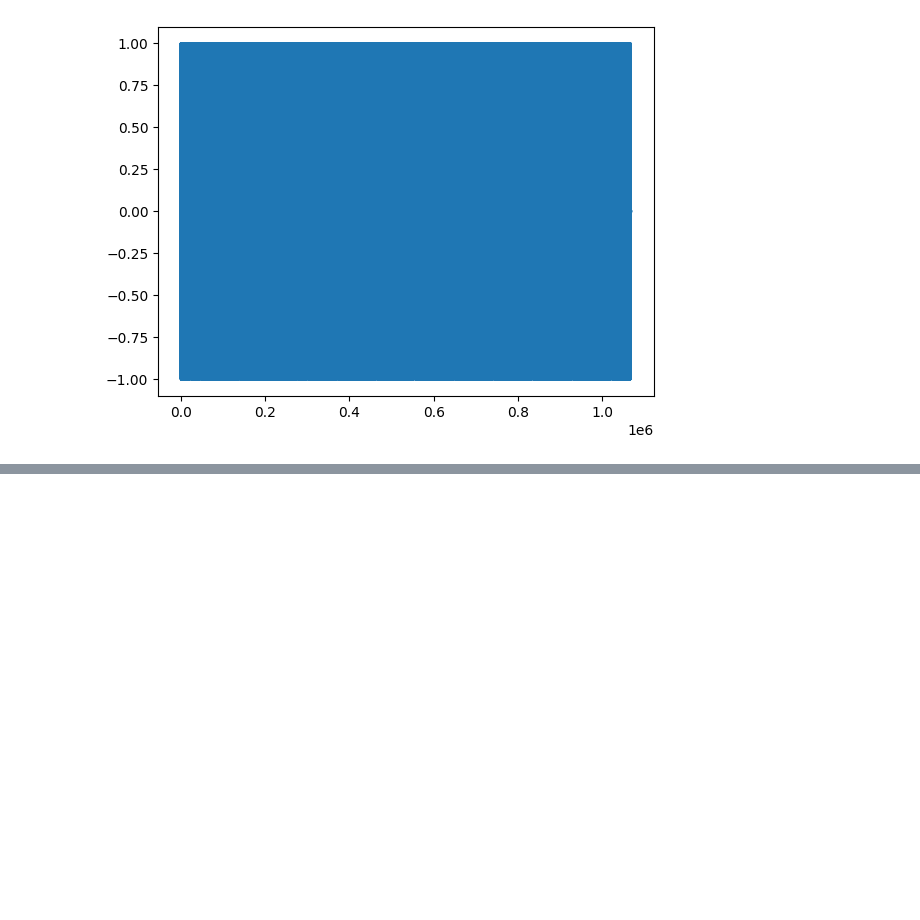
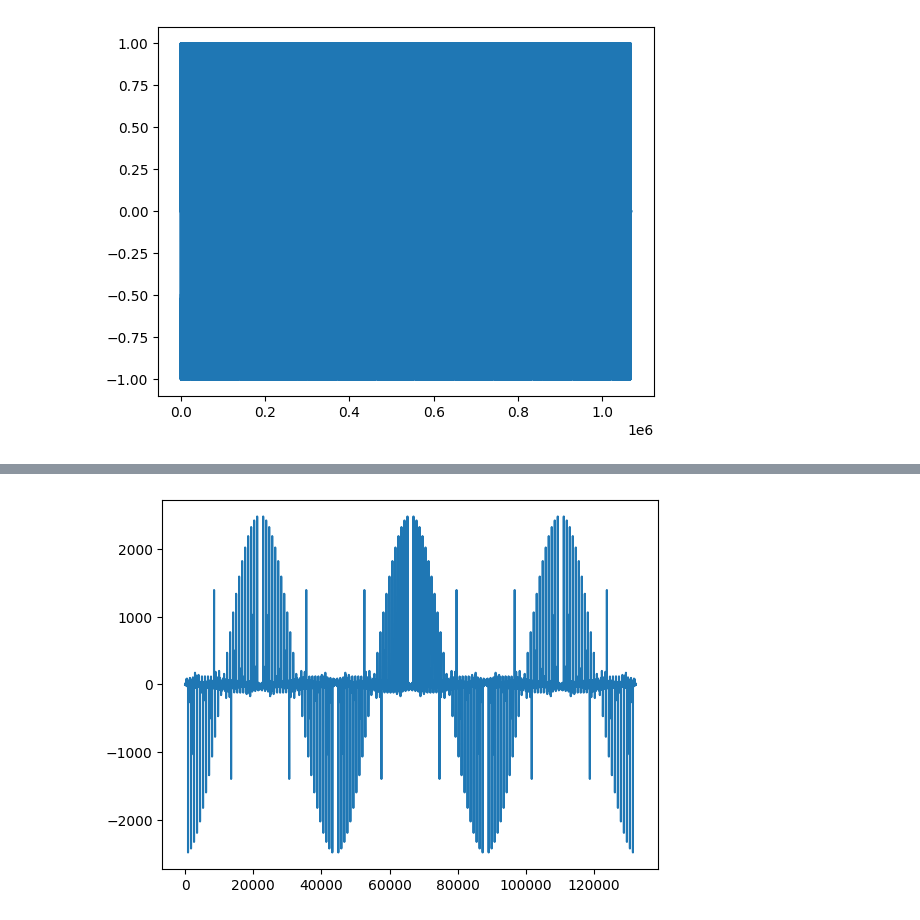
Before and after one commit to Adelpozo04/Informatica-Musical, a Jupyter notebook: Practica 1/practica01.ipynb, the cells around one changed output, grey strips where cells are left out. Drawn from its saved outputs; the diff is of its cells as text; code cells hidden in the pictures; blank space fills up the shorter version.

```diff
--- a/Practica 1/practica01.ipynb
+++ b/Practica 1/practica01.ipynb
@@ -172,0 +167,34 @@ sd.wait()
+# %%
+def harmOsc(f, amps, dur, amp):
+    fAux = f
+
+    i = 0
+
+    aux = osc(f * (i + 1), dur, amp)
+
+    sol = modulador(aux, amps[i])
+
+    i += 1
+
+    while i < len(amps):
+        aux = osc(f * (i + 1), dur, amp)
+
+        mod = modulador(aux, amps[i])
+
+        sol = sol + mod
+
+        i += 1
+
+    return sol
+
+armonicos = np.arange(3000, 8000)
+
+flauta = harmOsc(2349, armonicos, 3, 1)
+
+plt.plot(flauta)
+
+sd.play(flauta)
+
+sd.wait()
+# %% [output]
+[figure, added]
```
Also changed, not shown: parts of 2 cells of this notebook.
